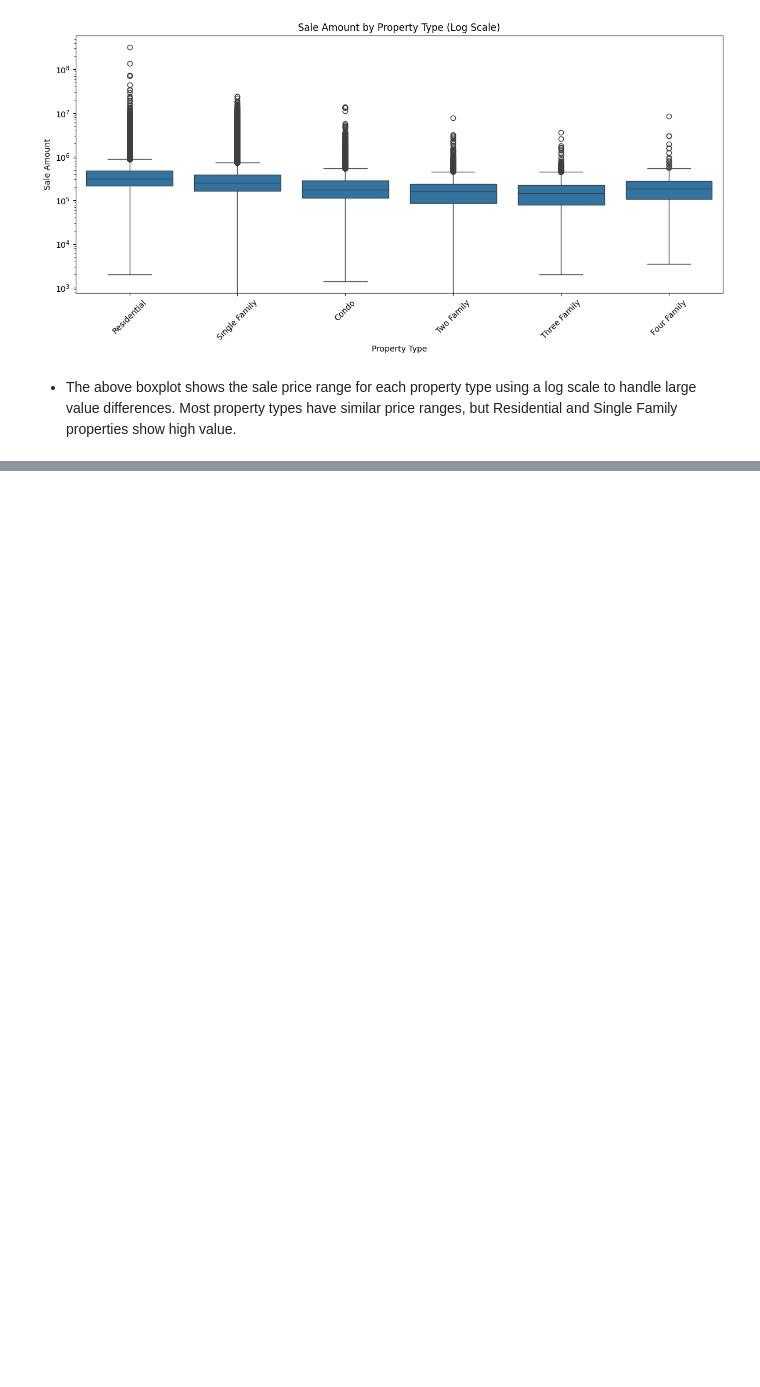
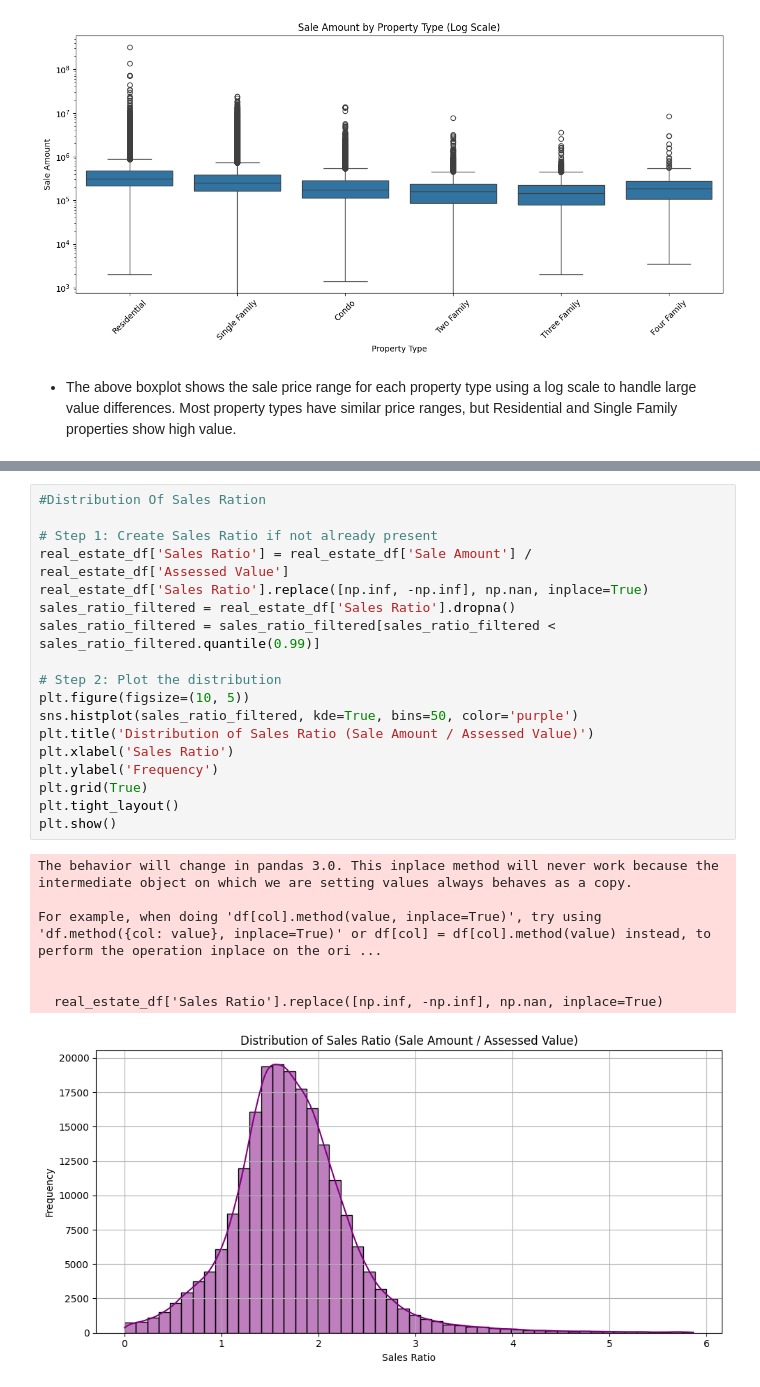
Before and after one commit to kthanikonda/DataWithPython, a Jupyter notebook: Real_Estate_Project-2.ipynb, the cells around one changed output, grey strips where cells are left out. Cells and saved outputs as stored; diff of their text form; blank space fills up the shorter version.

```diff
--- a/Real_Estate_Project-2.ipynb
+++ b/Real_Estate_Project-2.ipynb
@@ -555,0 +558,26 @@ plt.show()
+# %%
+#Distribution Of Sales Ration
+
+# Step 1: Create Sales Ratio if not already present
+real_estate_df['Sales Ratio'] = real_estate_df['Sale Amount'] / real_estate_df['Assessed Value']
+real_estate_df['Sales Ratio'].replace([np.inf, -np.inf], np.nan, inplace=True)
+sales_ratio_filtered = real_estate_df['Sales Ratio'].dropna()
+sales_ratio_filtered = sales_ratio_filtered[sales_ratio_filtered < sales_ratio_filtered.quantile(0.99)]
+
+# Step 2: Plot the distribution
+plt.figure(figsize=(10, 5))
+sns.histplot(sales_ratio_filtered, kde=True, bins=50, color='purple')
+plt.title('Distribution of Sales Ratio (Sale Amount / Assessed Value)')
+plt.xlabel('Sales Ratio')
+plt.ylabel('Frequency')
+plt.grid(True)
+plt.tight_layout()
+plt.show()
+# %% [output]
+The behavior will change in pandas 3.0. This inplace method will never work because the intermediate object on which we are setting values always behaves as a copy.
+
+For example, when doing 'df[col].method(value, inplace=True)', try using 'df.method({col: value}, inplace=True)' or df[col] = df[col].method(value) instead, to perform the operation inplace on the ori ...
+
+
+  real_estate_df['Sales Ratio'].replace([np.inf, -np.inf], np.nan, inplace=True)
+[figure, added]
```
Also changed, not shown: parts of 18 cells of this notebook.
